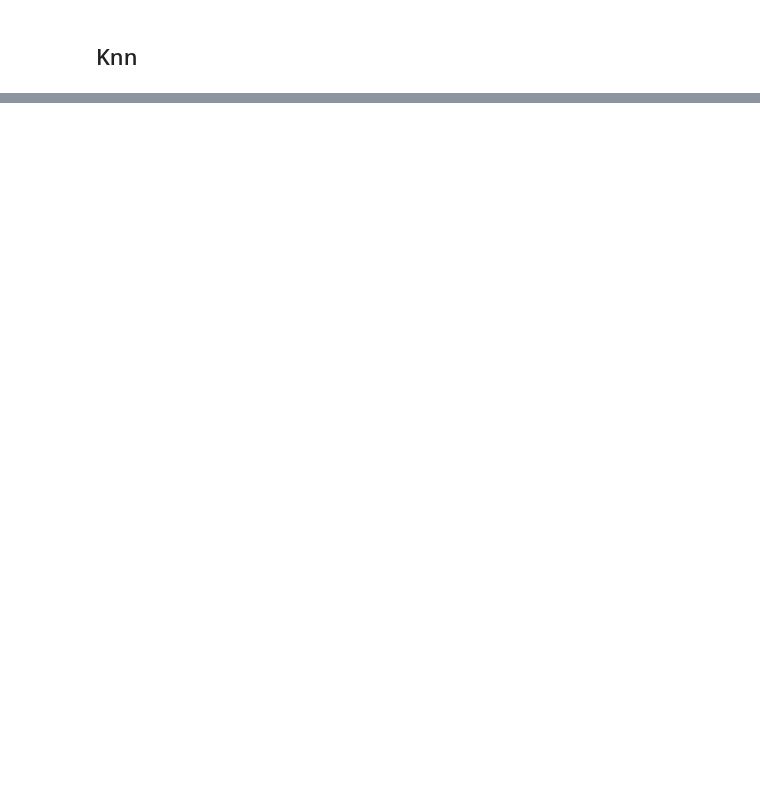
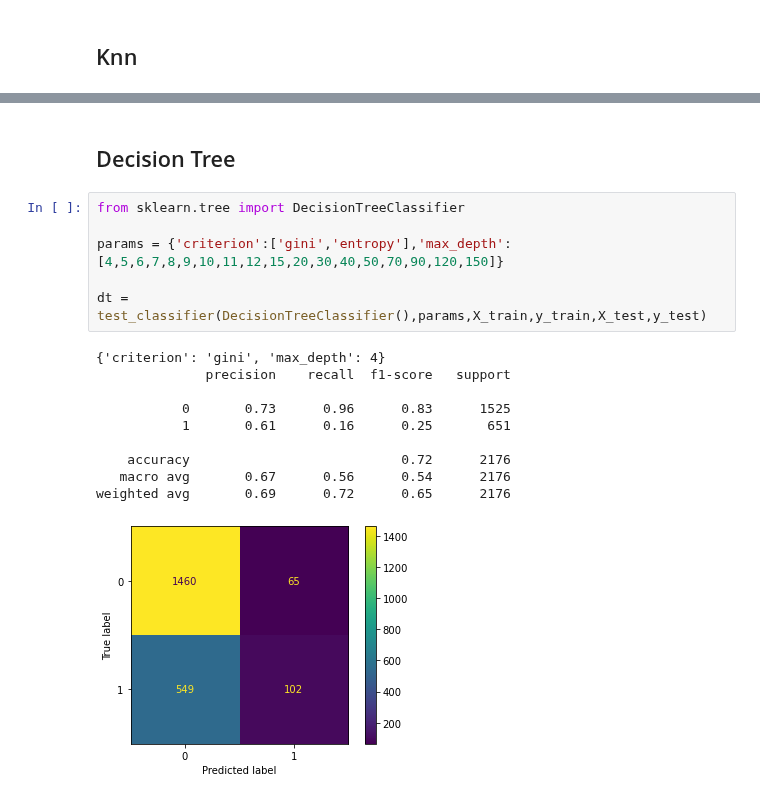
Before and after one commit to ivarejao/NLP-with-Disaster-Tweets, a Jupyter notebook: FinalProject-IgorVarejão-VitorBonella.ipynb, the cells around one changed output, grey strips where cells are left out. Saved outputs shown, nothing was run; the diff lists cells and outputs as text; blank space fills up the shorter version.

```diff
--- a/FinalProject-IgorVarejão-VitorBonella.ipynb
+++ b/FinalProject-IgorVarejão-VitorBonella.ipynb
@@ -247,0 +244,19 @@ weighted avg       0.58      0.64      0.60      2176
+# %% [markdown]
+## Decision Tree
+# %%
+from sklearn.tree import DecisionTreeClassifier
+
+params = {'criterion':['gini','entropy'],'max_depth':[4,5,6,7,8,9,10,11,12,15,20,30,40,50,70,90,120,150]}
+
+dt = test_classifier(DecisionTreeClassifier(),params,X_train,y_train,X_test,y_test)
+# %% [output]
+{'criterion': 'gini', 'max_depth': 4}
+              precision    recall  f1-score   support
+
+           0       0.73      0.96      0.83      1525
+           1       0.61      0.16      0.25       651
+
+    accuracy                           0.72      2176
+   macro avg       0.67      0.56      0.54      2176
+weighted avg       0.69      0.72      0.65      2176
+[figure, added]
```
Also changed, not shown: parts of 17 cells of this notebook, 1 other file.
